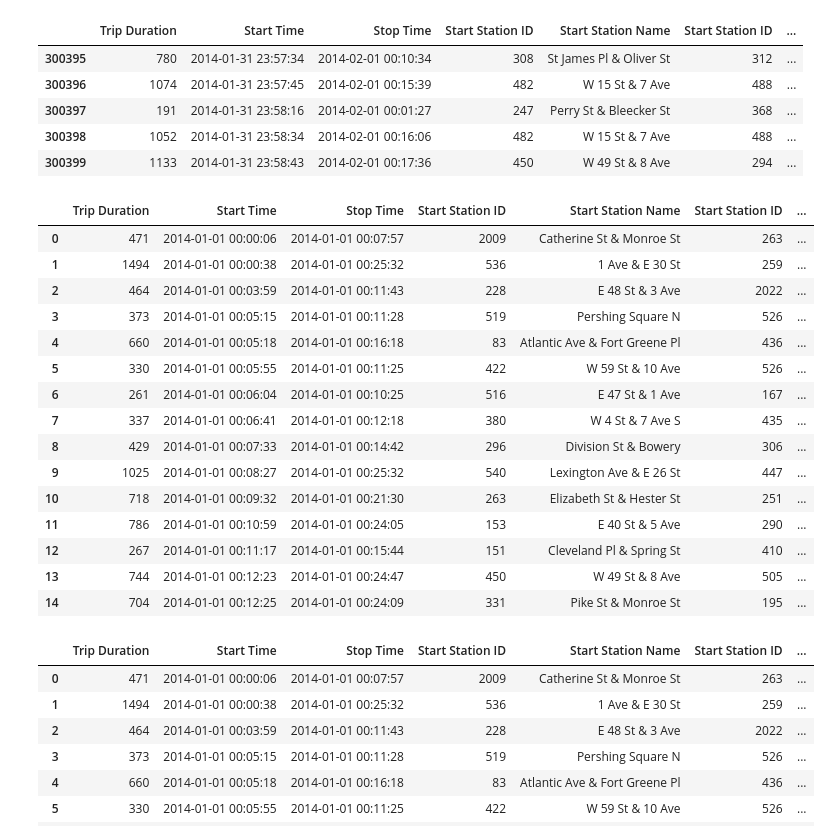
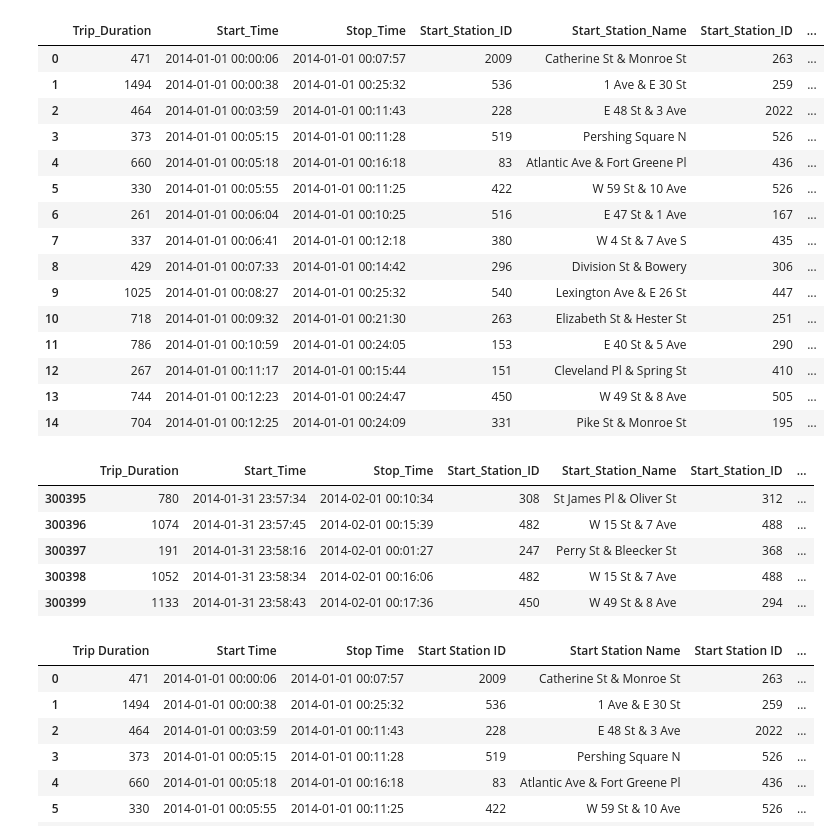
Before and after one commit to marcusmcb/ETL-Project, a Jupyter notebook: 2014_Citibike_Workbook.ipynb, the cells around one changed output. Cells and saved outputs as stored; diff of their text form; code cells hidden in the pictures.

```diff
--- a/2014_Citibike_Workbook.ipynb
+++ b/2014_Citibike_Workbook.ipynb
@@ -17,44 +17,46 @@ df_2014.head(10)
 | 8 | 429 | 2014-01-01 00:07:33 | 2014-01-01 00:14:42 | 296 | Division St & Bowery | 40.714131 | ... |
 | 9 | 1025 | 2014-01-01 00:08:27 | 2014-01-01 00:25:32 | 540 | Lexington Ave & E 26 St | 40.741473 | ... |
 # %%
+# remove lat/lng columns and renamed others
 new_df_2014 = df_2014.drop(['start station longitude', 'start station latitude', 'end station longitude', 'end station latitude'], axis=1)
-new_df_2014.rename(columns={'tripduration': 'Trip Duration'}, inplace=True)
-new_df_2014.rename(columns={'starttime': 'Start Time'}, inplace=True)
-new_df_2014.rename(columns={'stoptime': 'Stop Time'}, inplace=True)
-new_df_2014.rename(columns={'bikeid': 'Bike ID'}, inplace=True)
-new_df_2014.rename(columns={'usertype': 'User Type'}, inplace=True)
+new_df_2014.rename(columns={'tripduration': 'Trip_Duration'}, inplace=True)
+new_df_2014.rename(columns={'starttime': 'Start_Time'}, inplace=True)
+new_df_2014.rename(columns={'stoptime': 'Stop_Time'}, inplace=True)
+new_df_2014.rename(columns={'bikeid': 'Bike_ID'}, inplace=True)
+new_df_2014.rename(columns={'usertype': 'User_Type'}, inplace=True)
 new_df_2014.rename(columns={'birth year': 'Birth_Year'}, inplace=True)
 new_df_2014.rename(columns={'gender': 'Gender'}, inplace=True)
-new_df_2014.rename(columns={'start station name': 'Start Station Name'}, inplace=True)
-new_df_2014.rename(columns={'end station name': 'End Station Name'}, inplace=True)
-new_df_2014.rename(columns={'start station id': 'Start Station ID'}, inplace=True)
-new_df_2014.rename(columns={'end station id': 'Start Station ID'}, inplace=True)
-new_df_2014.tail(5)
+new_df_2014.rename(columns={'start station name': 'Start_Station_Name'}, inplace=True)
+new_df_2014.rename(columns={'end station name': 'End_Station_Name'}, inplace=True)
+new_df_2014.rename(columns={'start station id': 'Start_Station_ID'}, inplace=True)
+new_df_2014.rename(columns={'end station id': 'Start_Station_ID'}, inplace=True)
+new_df_2014.head(15)
 # %% [output]
-|  | Trip Duration | Start Time | Stop Time | Start Station ID | Start Station Name | Start Station ID | ... |
-| 300395 | 780 | 2014-01-31 23:57:34 | 2014-02-01 00:10:34 | 308 | St James Pl & Oliver St | 312 | ... |
-| 300396 | 1074 | 2014-01-31 23:57:45 | 2014-02-01 00:15:39 | 482 | W 15 St & 7 Ave | 488 | ... |
-| 300397 | 191 | 2014-01-31 23:58:16 | 2014-02-01 00:01:27 | 247 | Perry St & Bleecker St | 368 | ... |
-| 300398 | 1052 | 2014-01-31 23:58:34 | 2014-02-01 00:16:06 | 482 | W 15 St & 7 Ave | 488 | ... |
-| 300399 | 1133 | 2014-01-31 23:58:43 | 2014-02-01 00:17:36 | 450 | W 49 St & 8 Ave | 294 | ... |
+|  | Trip_Duration | Start_Time | Stop_Time | Start_Station_ID | Start_Station_Name | Start_Station_ID | ... |
+| 0 | 471 | 2014-01-01 00:00:06 | 2014-01-01 00:07:57 | 2009 | Catherine St & Monroe St | 263 | ... |
+| 1 | 1494 | 2014-01-01 00:00:38 | 2014-01-01 00:25:32 | 536 | 1 Ave & E 30 St | 259 | ... |
+| 2 | 464 | 2014-01-01 00:03:59 | 2014-01-01 00:11:43 | 228 | E 48 St & 3 Ave | 2022 | ... |
+| 3 | 373 | 2014-01-01 00:05:15 | 2014-01-01 00:11:28 | 519 | Pershing Square N | 526 | ... |
+| 4 | 660 | 2014-01-01 00:05:18 | 2014-01-01 00:16:18 | 83 | Atlantic Ave & Fort Greene Pl | 436 | ... |
+| 5 | 330 | 2014-01-01 00:05:55 | 2014-01-01 00:11:25 | 422 | W 59 St & 10 Ave | 526 | ... |
+| 6 | 261 | 2014-01-01 00:06:04 | 2014-01-01 00:10:25 | 516 | E 47 St & 1 Ave | 167 | ... |
+| 7 | 337 | 2014-01-01 00:06:41 | 2014-01-01 00:12:18 | 380 | W 4 St & 7 Ave S | 435 | ... |
+| 8 | 429 | 2014-01-01 00:07:33 | 2014-01-01 00:14:42 | 296 | Division St & Bowery | 306 | ... |
+| 9 | 1025 | 2014-01-01 00:08:27 | 2014-01-01 00:25:32 | 540 | Lexington Ave & E 26 St | 447 | ... |
+| 10 | 718 | 2014-01-01 00:09:32 | 2014-01-01 00:21:30 | 263 | Elizabeth St & Hester St | 251 | ... |
+| 11 | 786 | 2014-01-01 00:10:59 | 2014-01-01 00:24:05 | 153 | E 40 St & 5 Ave | 290 | ... |
+| 12 | 267 | 2014-01-01 00:11:17 | 2014-01-01 00:15:44 | 151 | Cleveland Pl & Spring St | 410 | ... |
+| 13 | 744 | 2014-01-01 00:12:23 | 2014-01-01 00:24:47 | 450 | W 49 St & 8 Ave | 505 | ... |
+| 14 | 704 | 2014-01-01 00:12:25 | 2014-01-01 00:24:09 | 331 | Pike St & Monroe St | 195 | ... |
 # %%
+# drop any rows with NAN values
 new_df_2014.dropna(how='all')
 new_df_2014.tail(5)
 # %% [output]
-|  | Trip Duration | Start Time | Stop Time | Start Station ID | Start Station Name | Start Station ID | ... |
-| 0 | 471 | 2014-01-01 00:00:06 | 2014-01-01 00:07:57 | 2009 | Catherine St & Monroe St | 263 | ... |
-| 1 | 1494 | 2014-01-01 00:00:38 | 2014-01-01 00:25:32 | 536 | 1 Ave & E 30 St | 259 | ... |
-| 2 | 464 | 2014-01-01 00:03:59 | 2014-01-01 00:11:43 | 228 | E 48 St & 3 Ave | 2022 | ... |
-| 3 | 373 | 2014-01-01 00:05:15 | 2014-01-01 00:11:28 | 519 | Pershing Square N | 526 | ... |
-| 4 | 660 | 2014-01-01 00:05:18 | 2014-01-01 00:16:18 | 83 | Atlantic Ave & Fort Greene Pl | 436 | ... |
-| 5 | 330 | 2014-01-01 00:05:55 | 2014-01-01 00:11:25 | 422 | W 59 St & 10 Ave | 526 | ... |
-| 6 | 261 | 2014-01-01 00:06:04 | 2014-01-01 00:10:25 | 516 | E 47 St & 1 Ave | 167 | ... |
-| 7 | 337 | 2014-01-01 00:06:41 | 2014-01-01 00:12:18 | 380 | W 4 St & 7 Ave S | 435 | ... |
-| 8 | 429 | 2014-01-01 00:07:33 | 2014-01-01 00:14:42 | 296 | Division St & Bowery | 306 | ... |
-| 9 | 1025 | 2014-01-01 00:08:27 | 2014-01-01 00:25:32 | 540 | Lexington Ave & E 26 St | 447 | ... |
-| 10 | 718 | 2014-01-01 00:09:32 | 2014-01-01 00:21:30 | 263 | Elizabeth St & Hester St | 251 | ... |
-| 11 | 786 | 2014-01-01 00:10:59 | 2014-01-01 00:24:05 | 153 | E 40 St & 5 Ave | 290 | ... |
-| 12 | 267 | 2014-01-01 00:11:17 | 2014-01-01 00:15:44 | 151 | Cleveland Pl & Spring St | 410 | ... |
-| 13 | 744 | 2014-01-01 00:12:23 | 2014-01-01 00:24:47 | 450 | W 49 St & 8 Ave | 505 | ... |
-| 14 | 704 | 2014-01-01 00:12:25 | 2014-01-01 00:24:09 | 331 | Pike St & Monroe St | 195 | ... |
+|  | Trip_Duration | Start_Time | Stop_Time | Start_Station_ID | Start_Station_Name | Start_Station_ID | ... |
+| 300395 | 780 | 2014-01-31 23:57:34 | 2014-02-01 00:10:34 | 308 | St James Pl & Oliver St | 312 | ... |
+| 300396 | 1074 | 2014-01-31 23:57:45 | 2014-02-01 00:15:39 | 482 | W 15 St & 7 Ave | 488 | ... |
+| 300397 | 191 | 2014-01-31 23:58:16 | 2014-02-01 00:01:27 | 247 | Perry St & Bleecker St | 368 | ... |
+| 300398 | 1052 | 2014-01-31 23:58:34 | 2014-02-01 00:16:06 | 482 | W 15 St & 7 Ave | 488 | ... |
+| 300399 | 1133 | 2014-01-31 23:58:43 | 2014-02-01 00:17:36 | 450 | W 49 St & 8 Ave | 294 | ... |
 # %%
```
Also changed, not shown: parts of 3 cells of this notebook.
